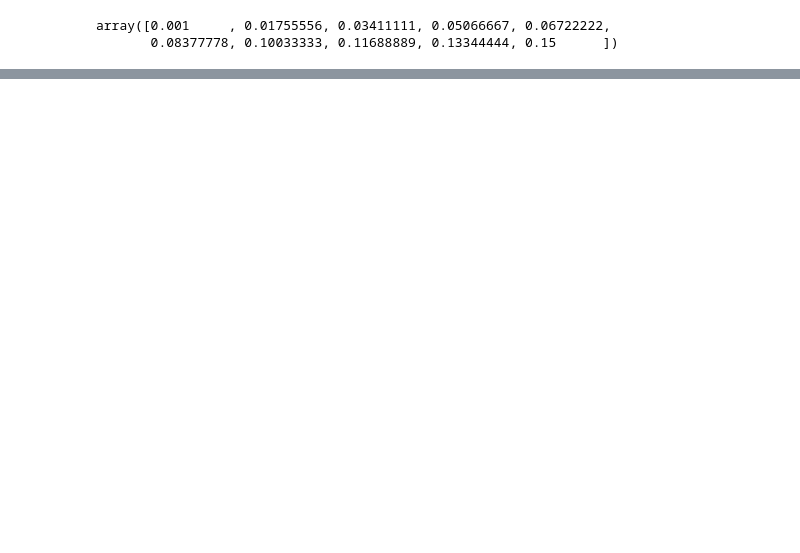
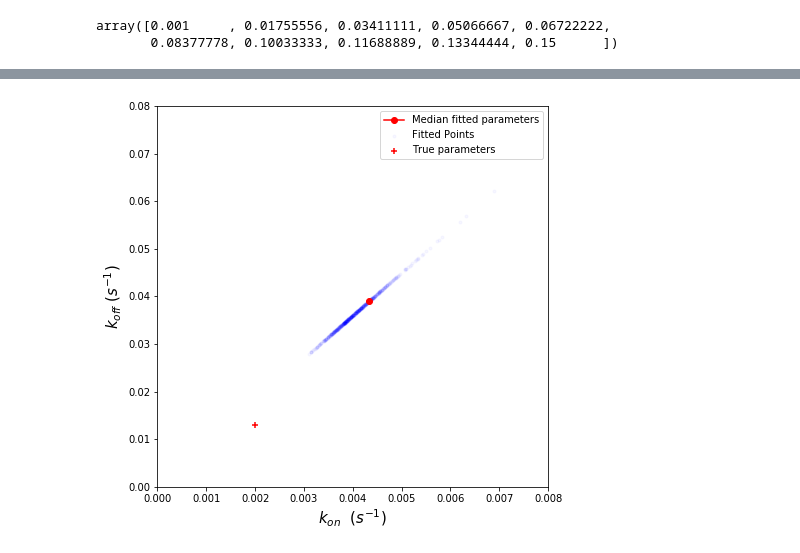
Before and after one commit to tlmakinen/bursting-IGMM, a Jupyter notebook: autocorrelation/simulation-sandbox.ipynb, the cells around one changed output, grey strips where cells are left out. Drawn from its saved outputs; the diff is of its cells as text; code cells hidden in the pictures; blank space fills up the shorter version.

```diff
--- a/autocorrelation/simulation-sandbox.ipynb
+++ b/autocorrelation/simulation-sandbox.ipynb
@@ -272,0 +291,20 @@ plt.show()
+# %%
+ntrials = 1000
+konfit = []
+kofffit = []
+chartimefit = []
+for k in range((ntrials)):
+
+    # simulated trace package
+    tracePackage = tracePackageSimulation(num, kon_true, koff_true, duration, stepsize, loop_function, k_elong, tPol)
+    # compute autocorrelation attributes
+    autopackage = tracePackageAutocorrelation(tracePackage.tracelist, loop_function, start_index, stop_index)
+    # create the fitting object
+    fitAutoPack = fitAutocorrelationFunction(autopackage, tPol, k_elong, stepsize)
+    # fit function with a constant pon and store pars
+    kon_fit,koff_fit,chrtime,pon,popt,pcov = fitAutoPack.leastSquaresAutoFit(printvals=False,
+                                                                                   upperbound=0.3, lowerbound=0.0005, fitpon=False, pon=pon)
+
+    konfit.append(kon_fit)
+    kofffit.append(koff_fit)
+    chartimefit.append(1/chrtime)
@@ -272,0 +315,16 @@ plt.show()
+# %%
+# Now plot the inferred parameters against the true inputs
+fig,ax = plt.subplots(1, 1, figsize=(7,7), sharex=True)
+
+ax.scatter(konfit, kofffit, marker='.', color='b', alpha=0.03, label = "Fitted Points")
+ax.scatter(kon_true, koff_true, marker='+', color='r', zorder=10, label = "True parameters")
+ax.plot(np.median(konfit),np.median(kofffit), marker='o', color='r', label = "Median fitted parameters")
+ax.set_xlabel('$k_{on}$  ($s^{-1}$)', size=15)
+ax.set_ylabel('$k_{off}$ ($s^{-1}$)', size=15)
+
+ax.set_xlim(0, 0.008)
+ax.set_ylim(0, 0.08)
+plt.legend(loc='best')
+plt.show()
+# %% [output]
+[figure, added]
```
Also changed, not shown: parts of 18 cells of this notebook, 3 other files.
